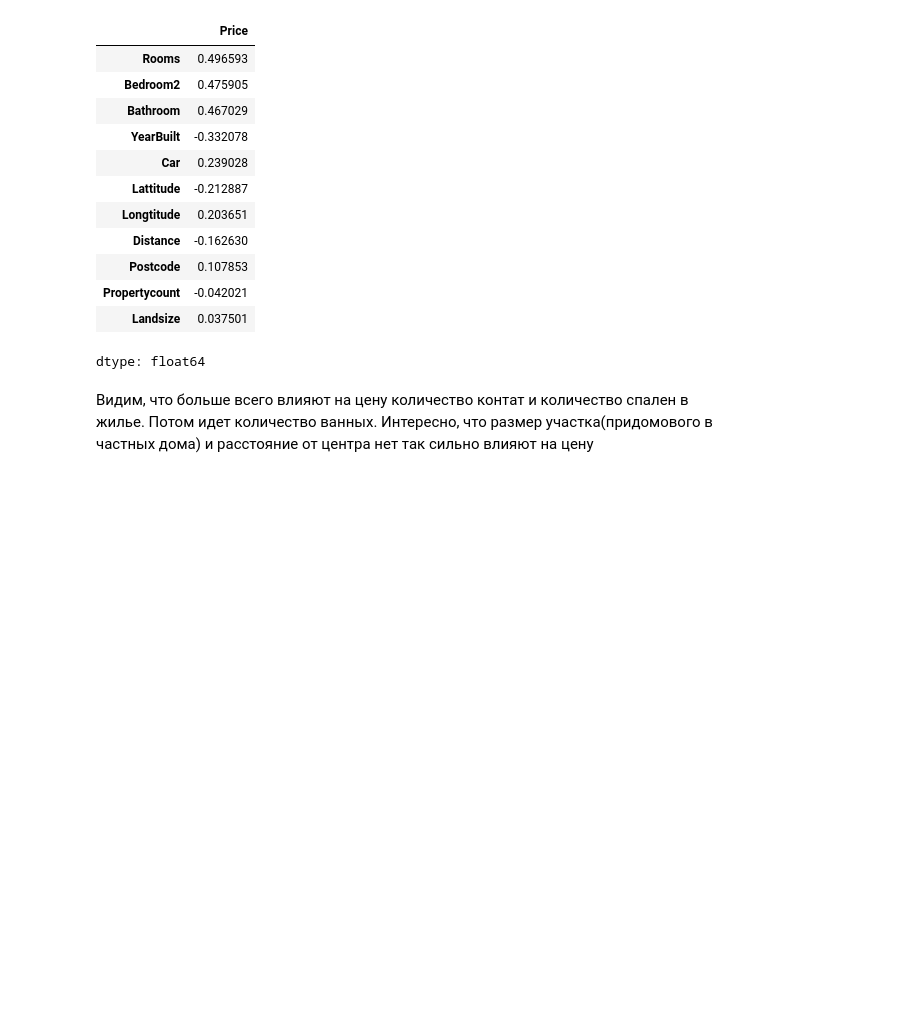
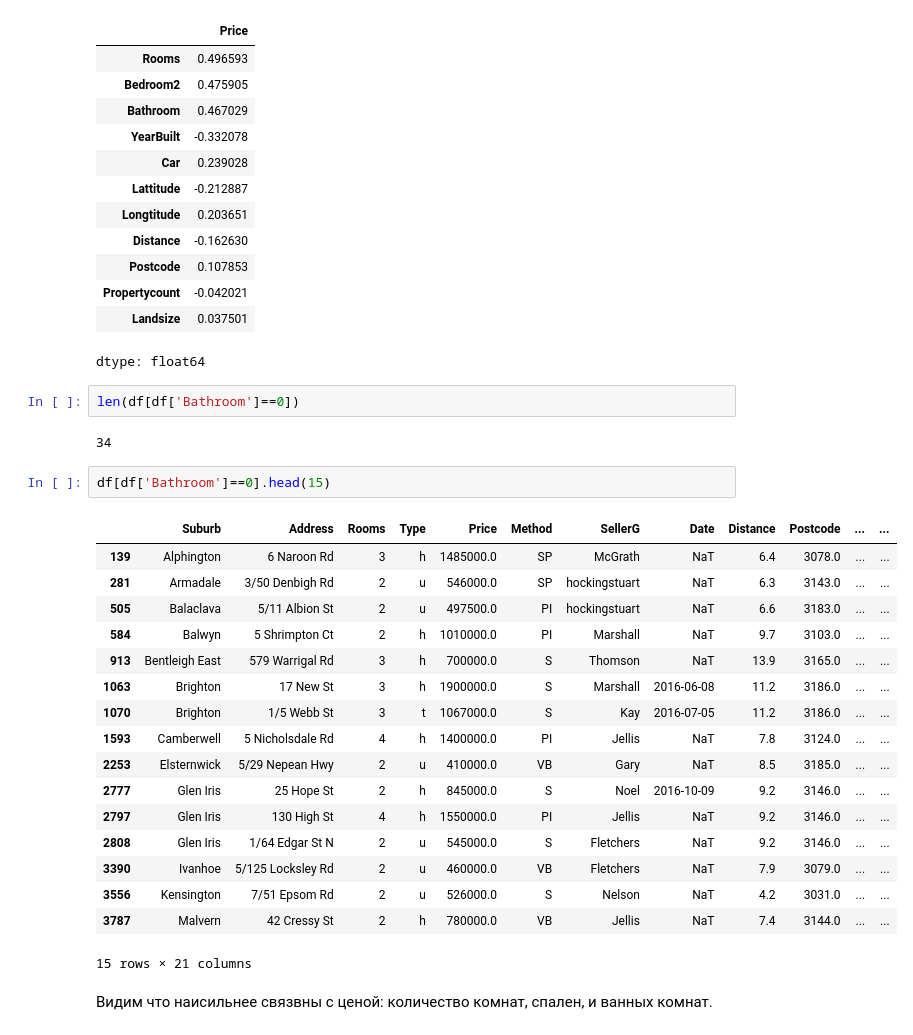
Before and after one commit to Alister44/Melbourne_Housing, a Jupyter notebook: notebooks/solution_easy.ipynb, the cells around one changed output. Drawn from its saved outputs; the diff is of its cells as text; blank space fills up the shorter version.

```diff
--- a/notebooks/solution_easy.ipynb
+++ b/notebooks/solution_easy.ipynb
@@ -355,5 +355,29 @@ num.corr()["Price"].drop("Price").sort_values(key=abs, ascending=False)
 | Propertycount | -0.042021 |
 | Landsize | 0.037501 |
 dtype: float64
-# %% [markdown]
-Видим, что больше всего влияют на цену количество контат и количество спален в жилье. Потом идет количество ванных. Интересно, что размер участка(придомового в частных дома) и расстояние от центра нет так сильно влияют на цену
+# %%
+len(df[df['Bathroom']==0])
+# %% [output]
+34
+# %%
+df[df['Bathroom']==0].head(15)
+# %% [output]
+|  | Suburb | Address | Rooms | Type | Price | Method | SellerG | Date | Distance | Postcode | ... | ... |
+| 139 | Alphington | 6 Naroon Rd | 3 | h | 1485000.0 | SP | McGrath | NaT | 6.4 | 3078.0 | ... | ... |
+| 281 | Armadale | 3/50 Denbigh Rd | 2 | u | 546000.0 | SP | hockingstuart | NaT | 6.3 | 3143.0 | ... | ... |
+| 505 | Balaclava | 5/11 Albion St | 2 | u | 497500.0 | PI | hockingstuart | NaT | 6.6 | 3183.0 | ... | ... |
+| 584 | Balwyn | 5 Shrimpton Ct | 2 | h | 1010000.0 | PI | Marshall | NaT | 9.7 | 3103.0 | ... | ... |
+| 913 | Bentleigh East | 579 Warrigal Rd | 3 | h | 700000.0 | S | Thomson | NaT | 13.9 | 3165.0 | ... | ... |
+| 1063 | Brighton | 17 New St | 3 | h | 1900000.0 | S | Marshall | 2016-06-08 | 11.2 | 3186.0 | ... | ... |
+| 1070 | Brighton | 1/5 Webb St | 3 | t | 1067000.0 | S | Kay | 2016-07-05 | 11.2 | 3186.0 | ... | ... |
+| 1593 | Camberwell | 5 Nicholsdale Rd | 4 | h | 1400000.0 | PI | Jellis | NaT | 7.8 | 3124.0 | ... | ... |
+| 2253 | Elsternwick | 5/29 Nepean Hwy | 2 | u | 410000.0 | VB | Gary | NaT | 8.5 | 3185.0 | ... | ... |
+| 2777 | Glen Iris | 25 Hope St | 2 | h | 845000.0 | S | Noel | 2016-10-09 | 9.2 | 3146.0 | ... | ... |
+| 2797 | Glen Iris | 130 High St | 4 | h | 1550000.0 | PI | Jellis | NaT | 9.2 | 3146.0 | ... | ... |
+| 2808 | Glen Iris | 1/64 Edgar St N | 2 | u | 545000.0 | S | Fletchers | NaT | 9.2 | 3146.0 | ... | ... |
+| 3390 | Ivanhoe | 5/125 Locksley Rd | 2 | u | 460000.0 | VB | Fletchers | NaT | 7.9 | 3079.0 | ... | ... |
+| 3556 | Kensington | 7/51 Epsom Rd | 2 | u | 526000.0 | S | Nelson | NaT | 4.2 | 3031.0 | ... | ... |
+| 3787 | Malvern | 42 Cressy St | 2 | h | 780000.0 | VB | Jellis | NaT | 7.4 | 3144.0 | ... | ... |
+15 rows × 21 columns
+# %% [markdown]
+Видим что наисильнее связвны с ценой: количество комнат, спален, и ванных комнат.
```
